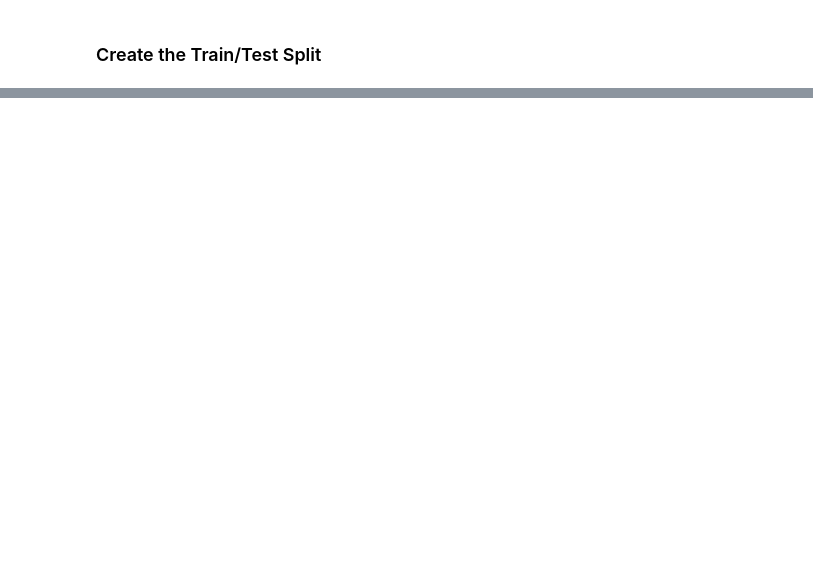
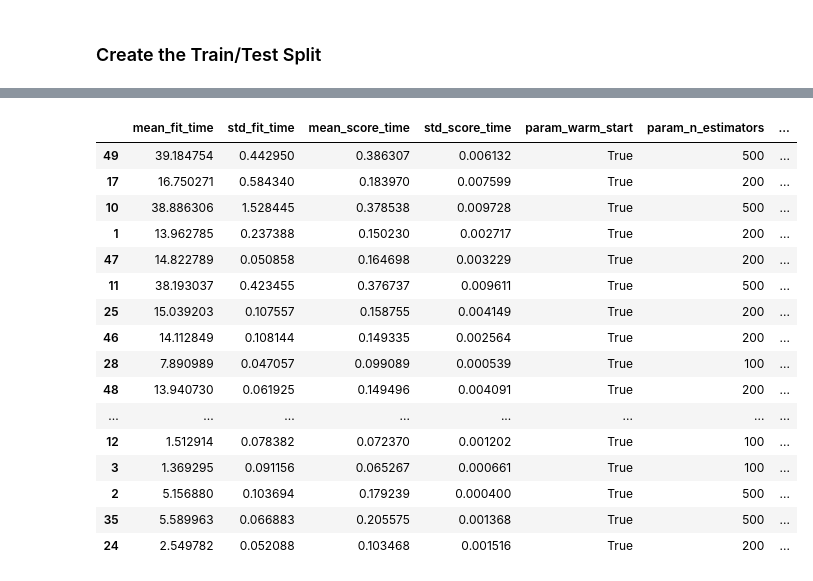
Before and after one commit to warnost/QTW, a Jupyter notebook: Final Case Study/Code/Final Case Study.ipynb, the cells around one changed output, grey strips where cells are left out. Cells and saved outputs as stored; diff of their text form; code cells hidden in the pictures; blank space fills up the shorter version.

```diff
--- a/Final Case Study/Code/Final Case Study.ipynb
+++ b/Final Case Study/Code/Final Case Study.ipynb
@@ -254,0 +444,29 @@ X_train, X_test, y_train, y_test = train_test_split(X2,y,test_size=.2, random_st
+# %%
+from sklearn.metrics import confusion_matrix, make_scorer,accuracy_score
+from sklearn.model_selection import StratifiedShuffleSplit
+from sklearn.model_selection import StratifiedKFold
+from sklearn.ensemble import RandomForestClassifier
+from sklearn.model_selection import GridSearchCV, RandomizedSearchCV, StratifiedKFold
+
+clf = RandomForestClassifier(random_state=42, n_jobs=-1)
+# Create stratified 5-fold CV
+cv = StratifiedKFold(n_splits=5, shuffle=True, random_state=42)
+
+# Tune the following parameters
+n_estimators= [100,200,500]
+max_features = ['auto', 'sqrt']
+min_samples_split = [5, 10, 100]
+min_samples_leaf = [2,5,10]
+max_depth = [5, 10, 20,30,40,50]
+min_impurity_decrease = [0.0, 0.01]
+warm_start = ['True']
+
+param_dist = {'n_estimators': n_estimators,
+              'max_features': max_features,
+              'min_samples_split': min_samples_split,
+              'min_samples_leaf': min_samples_leaf,
+              'min_impurity_decrease': min_impurity_decrease,
+              'max_depth':max_depth,
+              'warm_start':warm_start
+#               'verbose' : [1]
+             }
@@ -254,0 +492,22 @@ X_train, X_test, y_train, y_test = train_test_split(X2,y,test_size=.2, random_st
+# %%
+rf_cv_results_df = pd.DataFrame(rf_random_search.cv_results_)
+#
+rf_cv_results_df.sort_values(by=['rank_test_score'])
+# %% [output]
+|  | mean_fit_time | std_fit_time | mean_score_time | std_score_time | param_warm_start | param_n_estimators | ... |
+| 49 | 39.184754 | 0.442950 | 0.386307 | 0.006132 | True | 500 | ... |
+| 17 | 16.750271 | 0.584340 | 0.183970 | 0.007599 | True | 200 | ... |
+| 10 | 38.886306 | 1.528445 | 0.378538 | 0.009728 | True | 500 | ... |
+| 1 | 13.962785 | 0.237388 | 0.150230 | 0.002717 | True | 200 | ... |
+| 47 | 14.822789 | 0.050858 | 0.164698 | 0.003229 | True | 200 | ... |
+| 11 | 38.193037 | 0.423455 | 0.376737 | 0.009611 | True | 500 | ... |
+| 25 | 15.039203 | 0.107557 | 0.158755 | 0.004149 | True | 200 | ... |
+| 46 | 14.112849 | 0.108144 | 0.149335 | 0.002564 | True | 200 | ... |
+| 28 | 7.890989 | 0.047057 | 0.099089 | 0.000539 | True | 100 | ... |
+| 48 | 13.940730 | 0.061925 | 0.149496 | 0.004091 | True | 200 | ... |
+| ... | ... | ... | ... | ... | ... | ... | ... |
+| 12 | 1.512914 | 0.078382 | 0.072370 | 0.001202 | True | 100 | ... |
+| 3 | 1.369295 | 0.091156 | 0.065267 | 0.000661 | True | 100 | ... |
+| 2 | 5.156880 | 0.103694 | 0.179239 | 0.000400 | True | 500 | ... |
+| 35 | 5.589963 | 0.066883 | 0.205575 | 0.001368 | True | 500 | ... |
+| 24 | 2.549782 | 0.052088 | 0.103468 | 0.001516 | True | 200 | ... |
```
Also changed, not shown: parts of 24 cells of this notebook.
